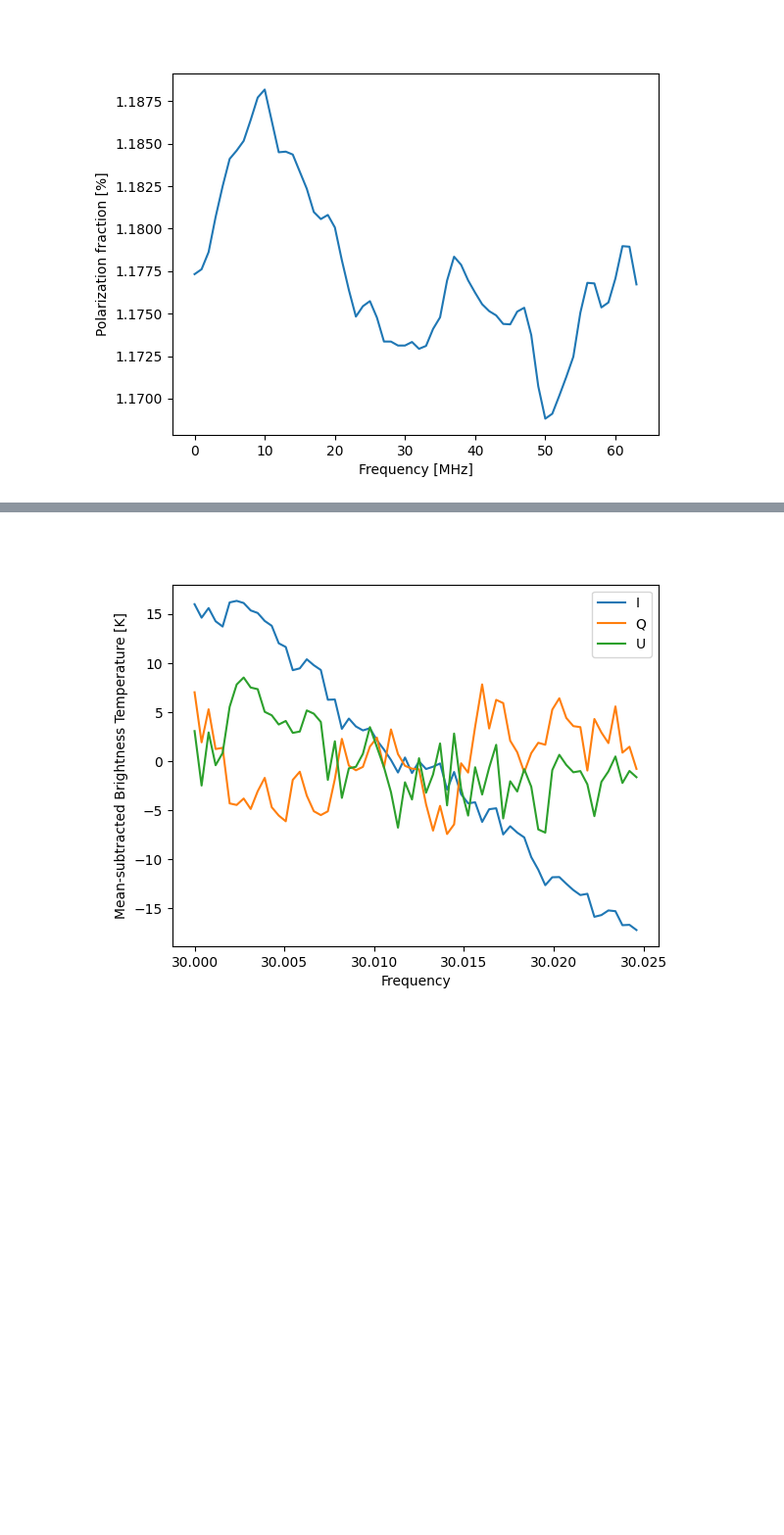
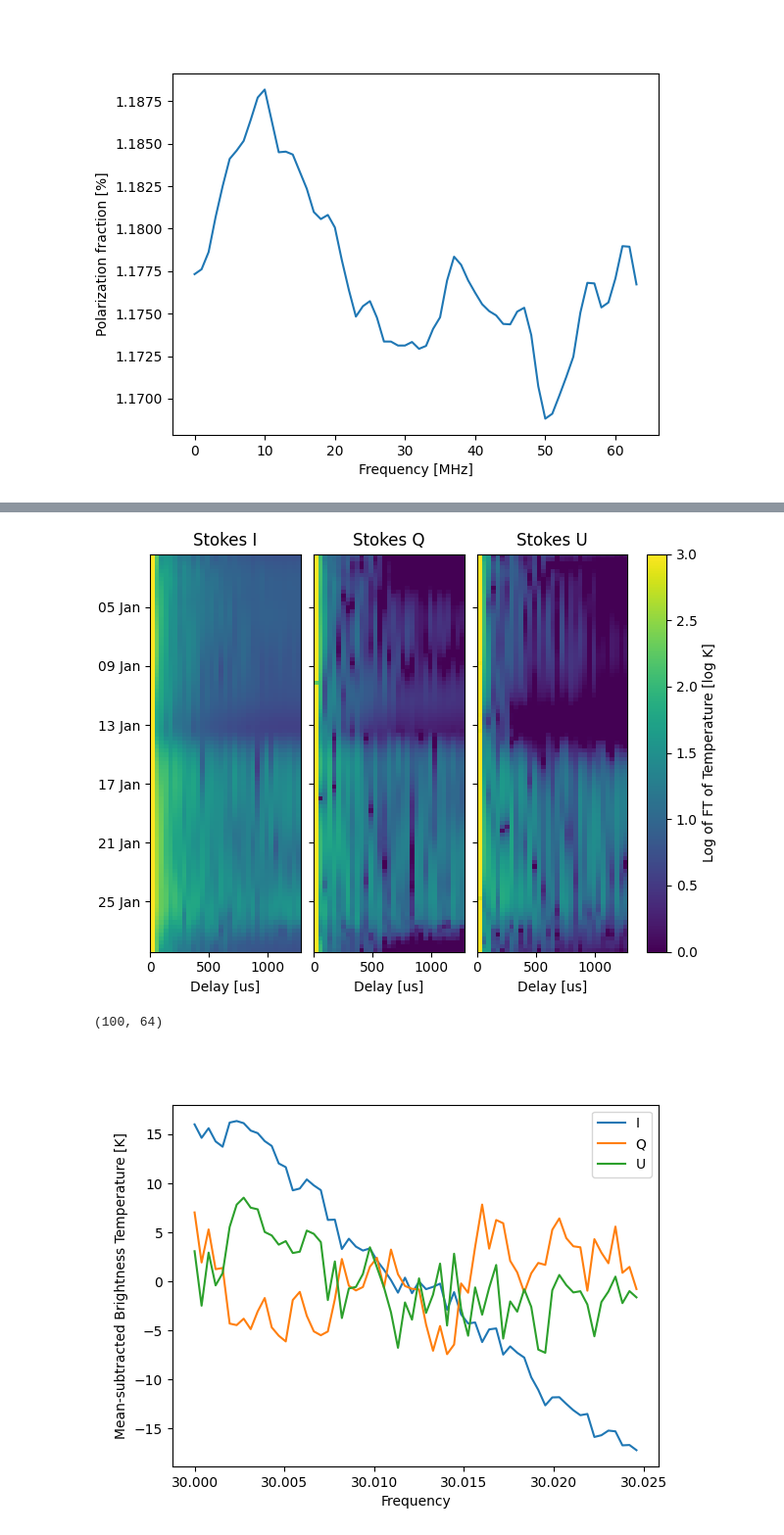
Before and after one commit to christianhbye/lusee_faraday, a Jupyter notebook: notebooks/wmap-time.ipynb, the cells around one changed output, grey strips where cells are left out. Shown at 98% size. Drawn from its saved outputs; the diff is of its cells as text; code cells hidden in the pictures; blank space fills up the shorter version.

```diff
--- a/notebooks/wmap-time.ipynb
+++ b/notebooks/wmap-time.ipynb
@@ -119,0 +145,22 @@ pI.shape
+# %%
+def delay_sub(arrs, titles=["Stokes I", "Stokes Q", "Stokes U"], vmin=0, vmax=3):
+    tau = np.fft.rfftfreq(fzoom.size, d=fzoom[1]-fzoom[0])
+    extent=[tau[0], tau[-1], times[-1].to_datetime(), times[0].to_datetime()]
+    fig, axs = plt.subplots(nrows=1, ncols=3, constrained_layout=True, sharex=True, sharey=True)
+    for ax, arr, title in zip(axs, arrs, titles):
+        _arr = np.fft.rfft(arr, axis=1)
+        im = ax.imshow(np.log10(np.abs(_arr)), aspect="auto", extent=extent, vmin=vmin, vmax=vmax)
+        ax.yaxis.set_major_formatter(mdates.DateFormatter('%d %b'))
+        ax.set_xlabel("Delay [us]")
+        ax.set_title(title)
+    cbar = fig.colorbar(im, ax=axs, orientation="vertical", fraction=0.8, pad=0.04)
+    cbar.set_label("Log of FT of Temperature [log K]")
+    plt.show()
+
+delay_sub((pI, pQ, pU))
+# %% [output]
+[figure, added]
+# %%
+pI.shape
+# %% [output]
+(100, 64)
```
Also changed, not shown: parts of 6 cells of this notebook, 1 other file.
